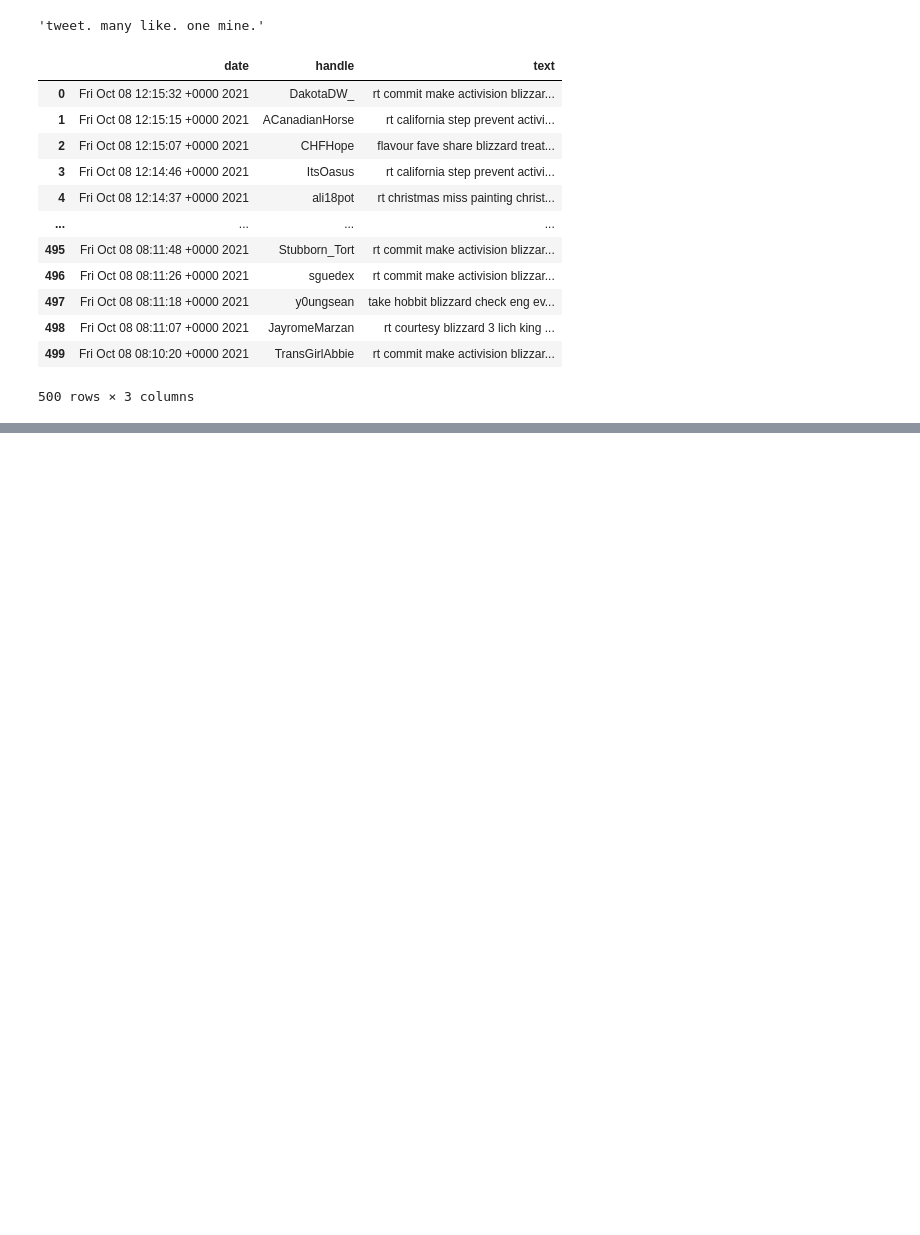
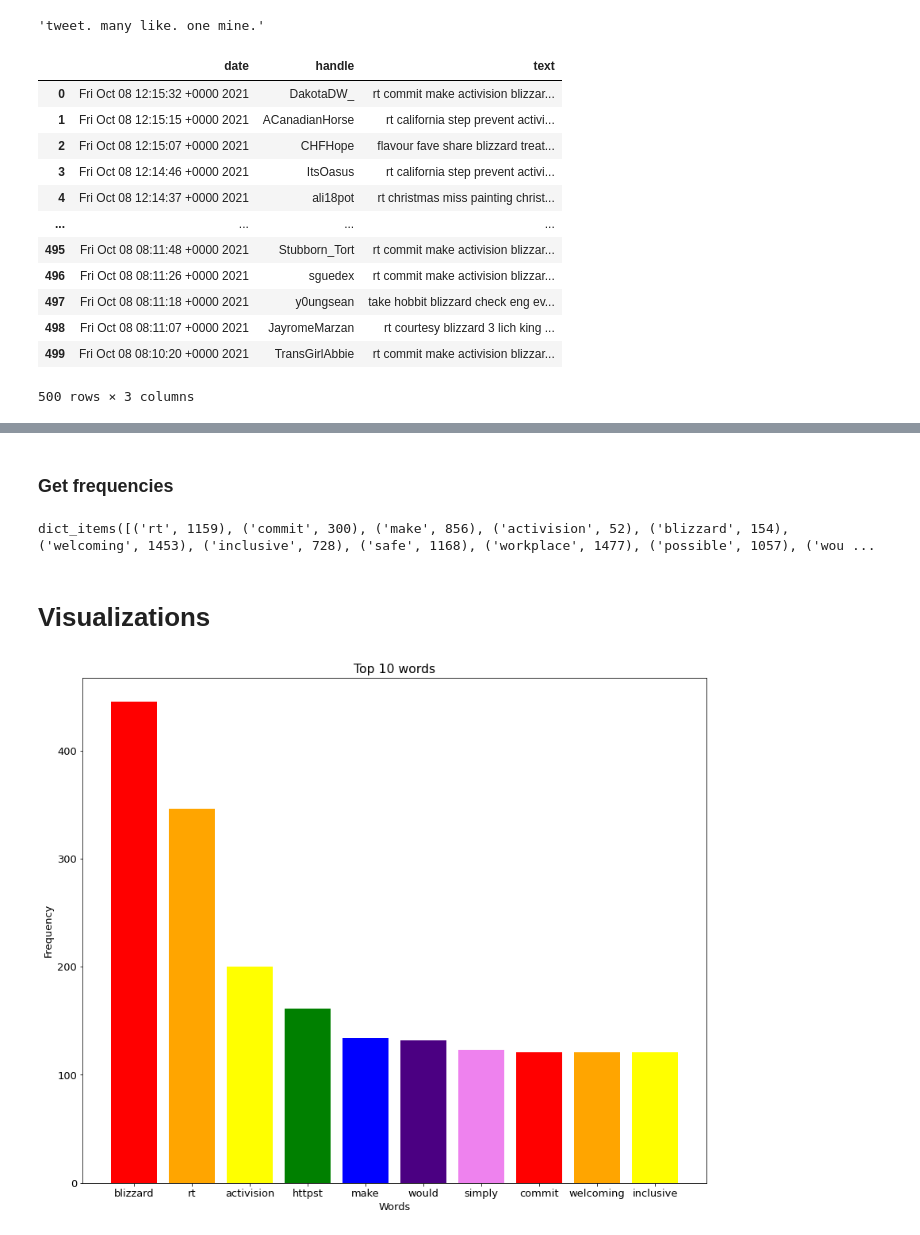
Before and after one commit to temujin-lampasa/social_computing, a Jupyter notebook: notebooks/exploring_extracted_tweets.ipynb, the cells around one changed output, grey strips where cells are left out. Cells and saved outputs as stored; diff of their text form; code cells hidden in the pictures; blank space fills up the shorter version.

Commit message:
Update exploring_extracted_tweets.ipynb
Add visualizations

```diff
--- a/notebooks/exploring_extracted_tweets.ipynb
+++ b/notebooks/exploring_extracted_tweets.ipynb
@@ -19,10 +18,17 @@ If I/we have discussed my/our Python language code with anyone other than my/our
 # Imports
 import pandas as pd
 import numpy as np
+import matplotlib
+import matplotlib.pyplot as plt
+matplotlib.rcParams.update({'font.size': 13})
+
+
+import re
+import os
+
 import spacy
 from nltk.corpus import stopwords
-import re
-import os
+from sklearn.feature_extraction.text import CountVectorizer
 # %%
 nltk.download('stopwords')
 # %% [output]
@@ -139,0 +148,5 @@ cleaned_df
+# %%
+corpus = cleaned_df['text'].values
+
+vectorizer = CountVectorizer()
+dtm = vectorizer.fit_transform(corpus)
@@ -139,0 +177,29 @@ cleaned_df
+# %% [markdown]
+### Get frequencies
+# %%
+vectorizer.vocabulary_.items()
+# %% [output]
+dict_items([('rt', 1159), ('commit', 300), ('make', 856), ('activision', 52), ('blizzard', 154), ('welcoming', 1453), ('inclusive', 728), ('safe', 1168), ('workplace', 1477), ('possible', 1057), ('wou ...
+# %%
+def get_word_frequencies(dtm: "sparse matrix", vectorizer: CountVectorizer) -> dict:
+    # Get total freq for each word
+    total = dtm.sum(axis=0)
+    # Map words onto totals
+    word_freqs = {word: total[0, idx] for word, idx in vectorizer.vocabulary_.items()}
+    return word_freqs
+# %%
+word_frequencies = get_word_frequencies(dtm, vectorizer)
+top_10_words = dict(sorted(list(word_frequencies.items()), key=lambda x: x[1], reverse=True)[:10])
+# %% [markdown]
+# Visualizations
+# %%
+f, ax = plt.subplots(figsize=(12, 10))
+mycmap = plt.get_cmap("viridis")
+ax.bar(top_10_words.keys(), top_10_words.values(), color=['red', 'orange', 'yellow', 'green', 'blue', 'indigo', 'violet'])
+ax.set_title("Top 10 words")
+ax.set_xlabel('Words')
+ax.set_ylabel('Frequency')
+plt.tight_layout()
+plt.show()
+# %% [output]
+[figure, added]
```
Also changed, not shown: parts of 5 cells of this notebook.
